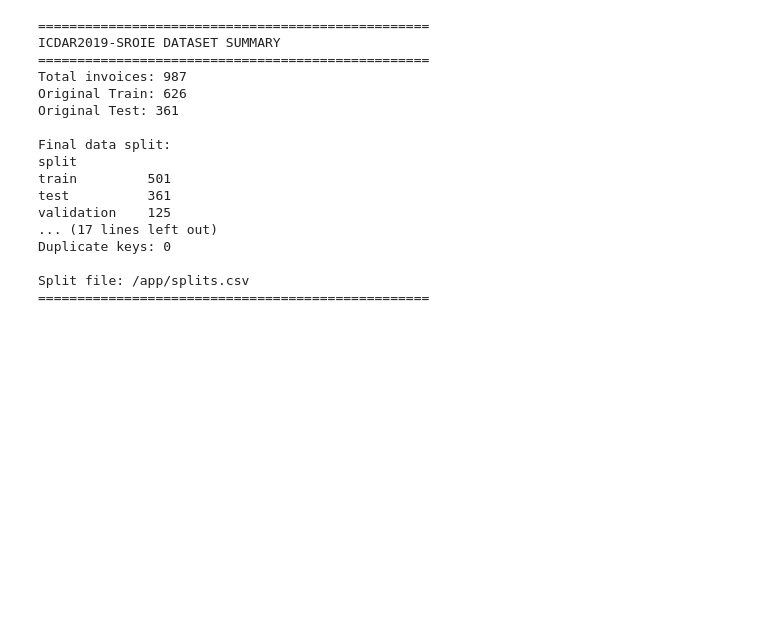
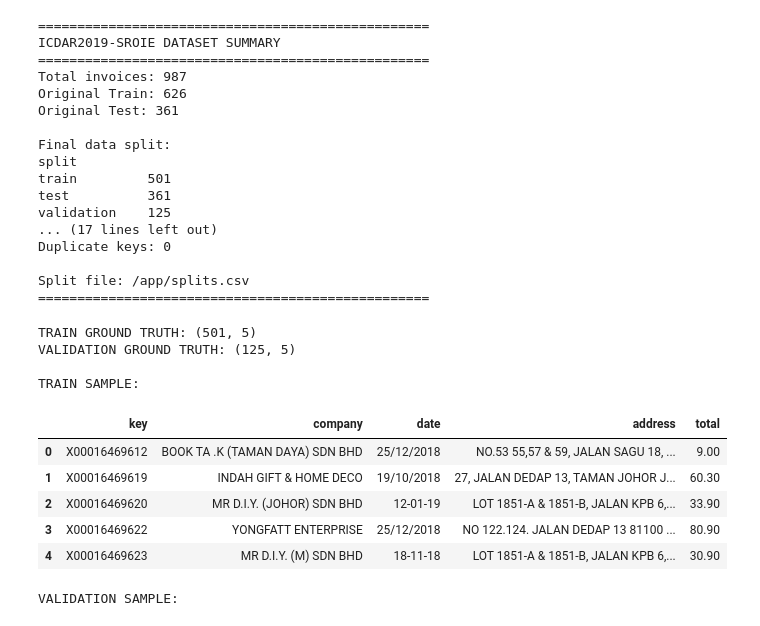
Before and after one commit to hthngocanh/HOA_DON_AI, a Jupyter notebook: 01_khao_sat.ipynb, the cells around one changed output. Drawn from its saved outputs; the diff is of its cells as text; code cells hidden in the pictures; blank space fills up the shorter version.

```diff
--- a/01_khao_sat.ipynb
+++ b/01_khao_sat.ipynb
@@ -577,3 +577,77 @@ Duplicate keys: 0
 
 Split file: /app/splits.csv
 ==================================================
+# %%
+# 12
+import pandas as pd
+import json
+from pathlib import Path
+
+# Đọc file phân chia dữ liệu
+splits_df = pd.read_csv("/app/splits.csv")
+
+# Kết hợp dữ liệu Train gốc
+original_train_df = train_df.copy()
+
+# Tách 4 trường Ground Truth từ entities
+gt_df = pd.json_normalize(original_train_df["entities"])
+
+# Ghép key vào Ground Truth
+gt_df.insert(0, "key", original_train_df["key"].values)
+
+# Ghép thông tin split
+gt_df = gt_df.merge(
+    splits_df[["key", "split"]],
+    on="key",
+    how="left",
+    validate="one_to_one"
+)
+
+# Kiểm tra không thiếu split
+assert gt_df["split"].notna().all()
+
+# Tách Train và Validation
+train_gt = gt_df[gt_df["split"] == "train"].copy()
+val_gt = gt_df[gt_df["split"] == "validation"].copy()
+
+# Chỉ giữ key và 4 trường cần trích xuất
+columns = ["key", "company", "date", "address", "total"]
+
+train_gt = train_gt[columns]
+val_gt = val_gt[columns]
+
+# Tạo thư mục lưu
+output_dir = Path("/app/outputs/ground_truth")
+output_dir.mkdir(parents=True, exist_ok=True)
+
+# Xuất CSV
+train_gt.to_csv(
+    output_dir / "train_ground_truth.csv",
+    index=False
+)
+
+val_gt.to_csv(
+    output_dir / "validation_ground_truth.csv",
+    index=False
+)
+
+print("TRAIN GROUND TRUTH:", train_gt.shape)
+print("VALIDATION GROUND TRUTH:", val_gt.shape)
+
+print("\nTRAIN SAMPLE:")
+display(train_gt.head())
+
+print("\nVALIDATION SAMPLE:")
+display(val_gt.head())
+# %% [output]
+TRAIN GROUND TRUTH: (501, 5)
+VALIDATION GROUND TRUTH: (125, 5)
+
+TRAIN SAMPLE:
+|  | key | company | date | address | total |
+| 0 | X00016469612 | BOOK TA .K (TAMAN DAYA) SDN BHD | 25/12/2018 | NO.53 55,57 & 59, JALAN SAGU 18, ... | 9.00 |
+| 1 | X00016469619 | INDAH GIFT & HOME DECO | 19/10/2018 | 27, JALAN DEDAP 13, TAMAN JOHOR J... | 60.30 |
+| 2 | X00016469620 | MR D.I.Y. (JOHOR) SDN BHD | 12-01-19 | LOT 1851-A & 1851-B, JALAN KPB 6,... | 33.90 |
+| 3 | X00016469622 | YONGFATT ENTERPRISE | 25/12/2018 | NO 122.124. JALAN DEDAP 13 81100 ... | 80.90 |
+| 4 | X00016469623 | MR D.I.Y. (M) SDN BHD | 18-11-18 | LOT 1851-A & 1851-B, JALAN KPB 6,... | 30.90 |
+VALIDATION SAMPLE:
```
Also changed, not shown: parts of 1 cell of this notebook, 2 other files.
